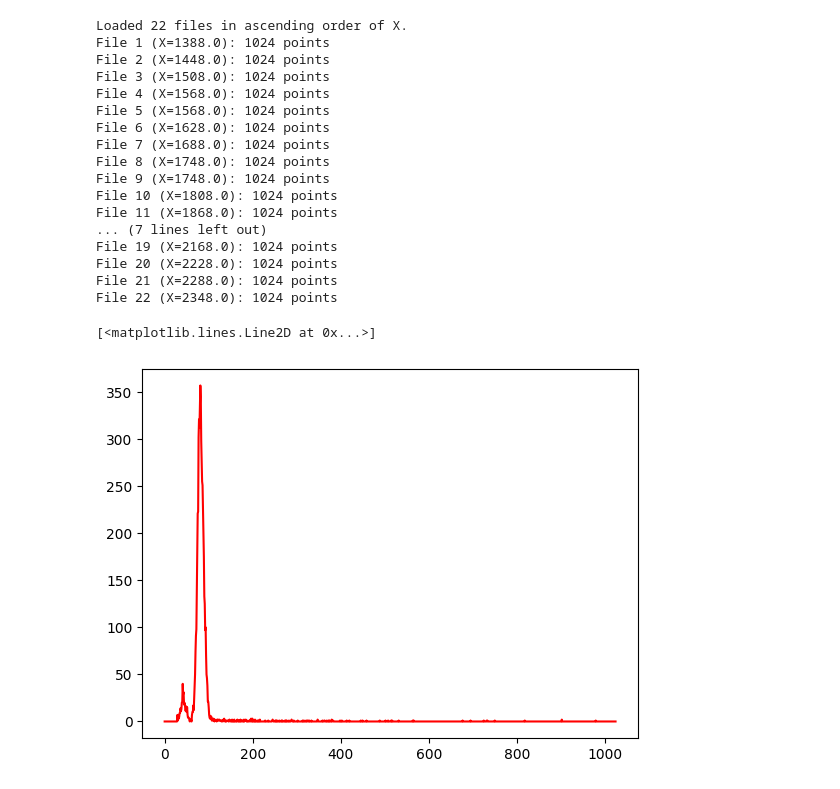
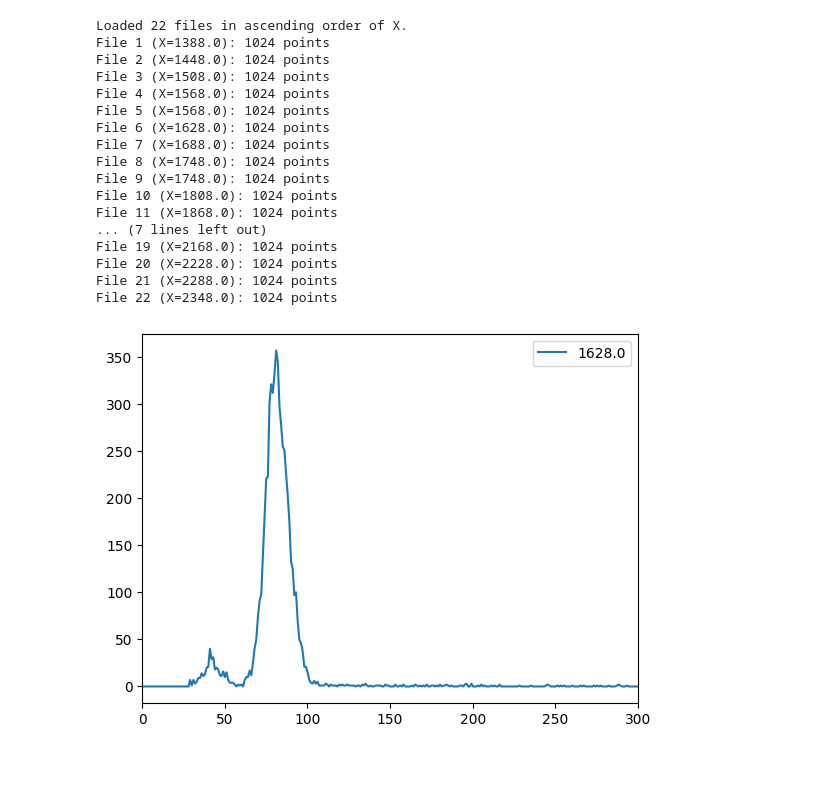
Before and after one commit to Shounak2512/Proportional-counter, a Jupyter notebook: Energy_Fe55.ipynb, the cells around one changed output. Saved outputs shown, nothing was run; the diff lists cells and outputs as text; code cells hidden in the pictures.

Commit message:
Combined histograms

```diff
--- a/Energy_Fe55.ipynb
+++ b/Energy_Fe55.ipynb
@@ -69,0 +73,13 @@ File 22 (X=2348.0): 1024 points
+# %%
+from scipy.signal import argrelextrema
+index=5
+# local_max=argrelextrema(np.array(all_data_lists[index]),np.greater)
+# print(local_max)
+channel_no=np.linspace(0,len(all_data_lists[index]),1024)
+fig, ax = plt.subplots()
+ax.plot(channel_no,all_data_lists[index],label=file_labels[index])
+ax.legend()
+plt.xlim(0,300)
+plt.show()
+# %% [output]
+[figure, added]
@@ -70,6 +95,5 @@ File 22 (X=2348.0): 1024 points
 # %%
-index=5
-plt.plot(np.linspace(0,len(all_data_lists[index]),1024),all_data_lists[index],color='red')
+def hist_generator(index,data_list,label_list):
+    plt.plot(np.linspace(0,len(data_list[index]),1024),data_list[index],label=label_list[index])
+    plt.xlim(0,100)
+    plt.legend(loc='upper left', bbox_to_anchor=(1.02, 1.02))
-# %% [output]
-[<matplotlib.lines.Line2D at 0x...>]
-[figure, removed]
```
Also changed, not shown: parts of 6 cells of this notebook.
